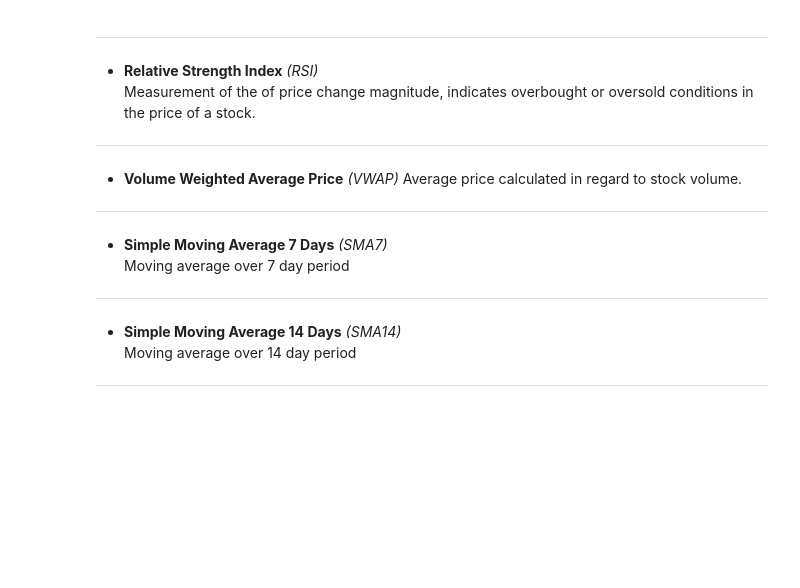
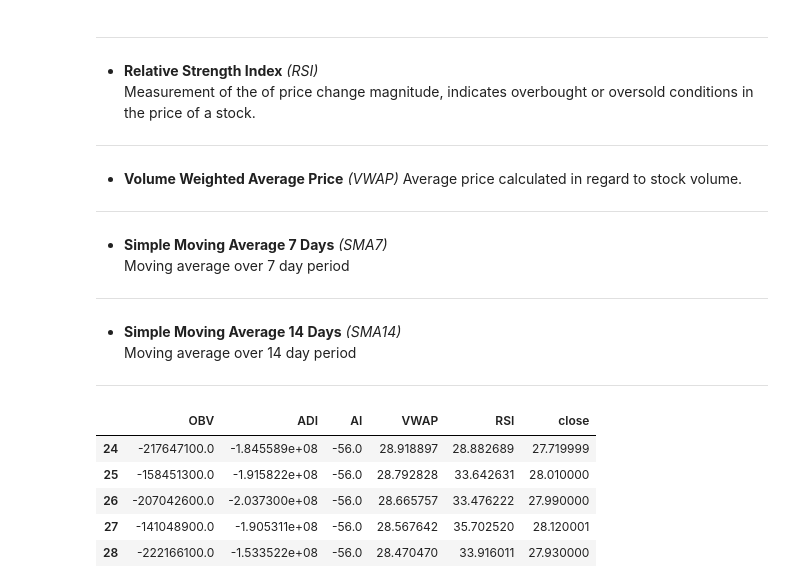
Before and after one commit to ToJestKrzysio/Stock_Price_prediction, a Jupyter notebook: Stock Analisis.ipynb, the cells around one changed output. Cells and saved outputs as stored; diff of their text form; code cells hidden in the pictures; blank space fills up the shorter version.

```diff
--- a/Stock Analisis.ipynb
+++ b/Stock Analisis.ipynb
@@ -250,0 +322,21 @@ fig
+# %%
+indicator = ta.volume.AccDistIndexIndicator(stock_price["high"], stock_price["low"],
+                                            stock_price["close"], stock_price["volume"])
+stock_price["ADI"] = indicator.acc_dist_index()
+fig = px.area(stock_price, x="date", y="ADI", color="symbol",
+              facet_col="symbol", facet_col_wrap=2, height=600,
+              hover_data={"date": "|%d.%m.%Y"}, template="plotly_white",
+              color_discrete_sequence=px.colors.qualitative.G10,
+              title="Accumulation & Distribution Index",
+              labels={"ADI": "ADI [-]"}
+            )
+
+fig.update_layout(
+    title = dict(
+        y = 0.95,
+        x = 0.5,
+        xanchor = "center",
+        yanchor = "top",
+    )
+)
+fig.show()
@@ -251,17 +429,27 @@ fig
 # %%
+single_company = stock_price["symbol"] == "MSFT"
 indicators = pd.DataFrame()
-indicators["OBV"] = OBV
-indicators["ADI"] = ADI
-indicators["AI"] = AI
-# indicators["AID"] = AID
-# indicators["AIU"] = AIU
-indicators["VWAP"] = VWAP
-# indicators["SMA7"] = SMA7
-# indicators["SMA14"] = SMA14
-indicators["close"] = stock_price["close"]
+
+indicators["OBV"] = stock_price["OBV"][single_company]
+indicators["ADI"] = stock_price["ADI"][single_company]
+indicators["AI"] = stock_price["AI"][single_company]
+# indicators["AID"] = stock_price["AID"][single_company]
+# indicators["AIU"] = stock_price["AIU"][single_company]
+indicators["VWAP"] = stock_price["VWAP"][single_company]
+indicators["RSI"] = stock_price["RSI"][single_company]
+# indicators["SMA7"] = stock_price["SMA7"][single_company]
+# indicators["SMA14"] = stock_price["SMA14"][single_company]
+indicators["close"] = stock_price["close"][single_company]
 
 indicators = indicators.dropna()
 indicators.head()
+# %% [output]
+|  | OBV | ADI | AI | VWAP | RSI | close |
+| 24 | -217647100.0 | -1.845589e+08 | -56.0 | 28.918897 | 28.882689 | 27.719999 |
+| 25 | -158451300.0 | -1.915822e+08 | -56.0 | 28.792828 | 33.642631 | 28.010000 |
+| 26 | -207042600.0 | -2.037300e+08 | -56.0 | 28.665757 | 33.476222 | 27.990000 |
+| 27 | -141048900.0 | -1.905311e+08 | -56.0 | 28.567642 | 35.702520 | 28.120001 |
+| 28 | -222166100.0 | -1.533522e+08 | -56.0 | 28.470470 | 33.916011 | 27.930000 |
 # %%
 from sklearn.preprocessing import MinMaxScaler, MaxAbsScaler
 transformer = MinMaxScaler().fit(indicators)
```
Also changed, not shown: parts of 39 cells of this notebook, 28 other files.
